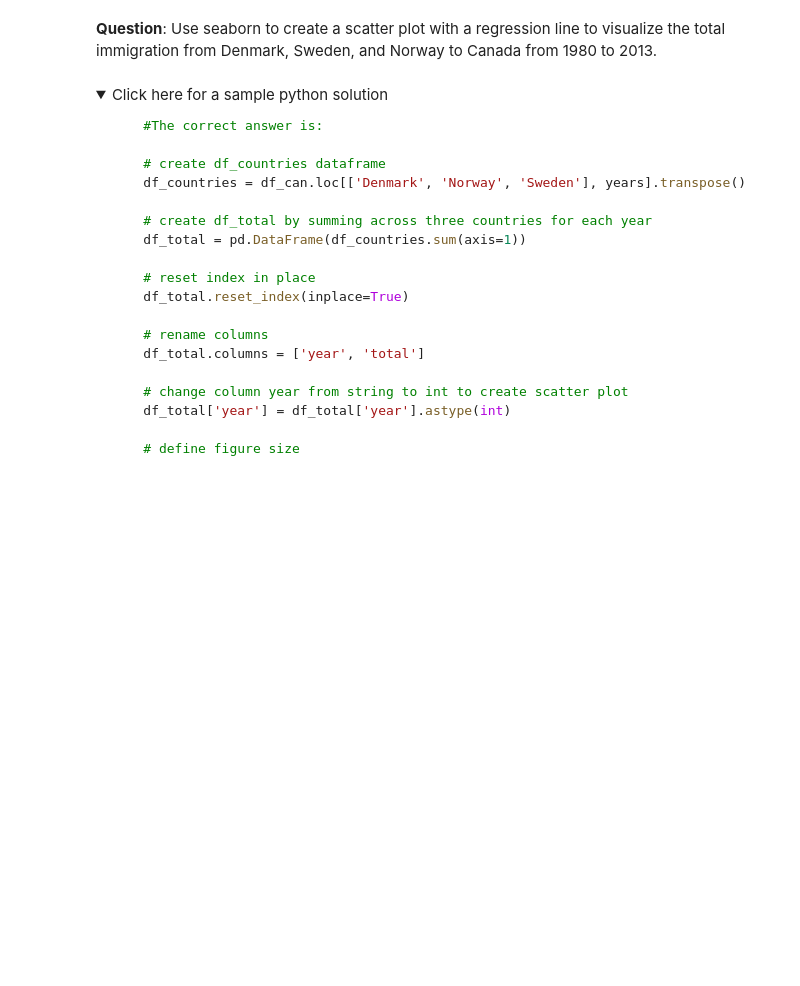
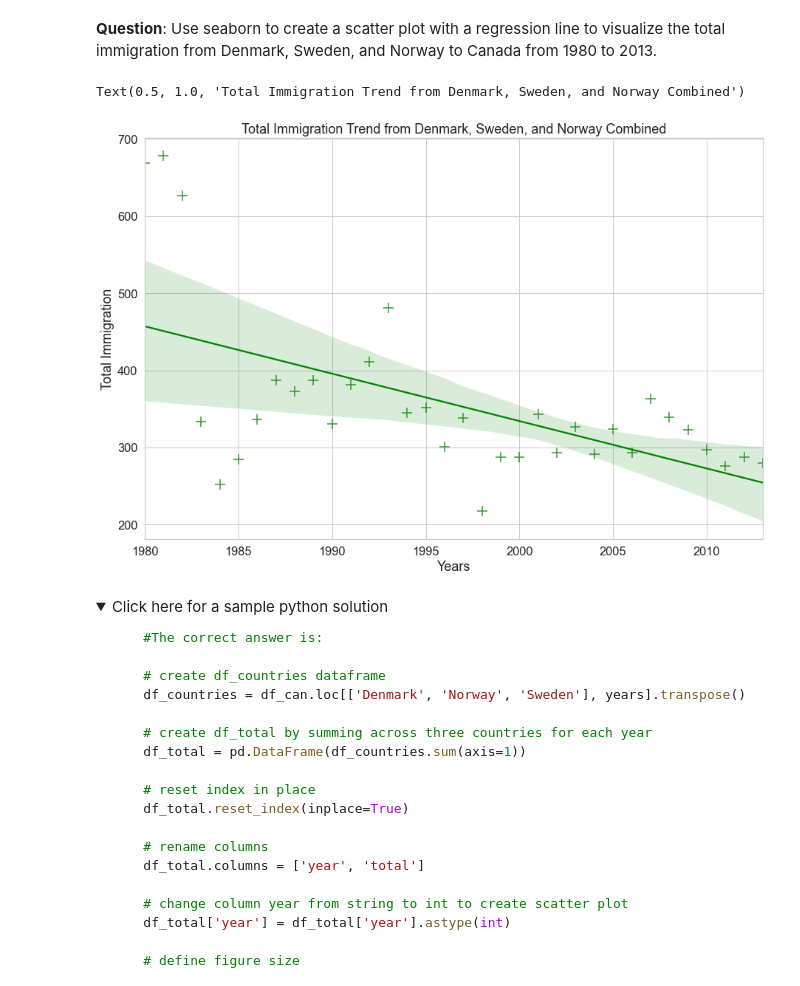
Before and after one commit to ethanhowang/DataLearning, a Jupyter notebook: Exercise-Waffle-Charts-Word-Clouds-and-Regression-Plots_5_26.ipynb, the cells around one changed output. Saved outputs shown, nothing was run; the diff lists cells and outputs as text; code cells hidden in the pictures; folded sections open; blank space fills up the shorter version.

```diff
--- a/Exercise-Waffle-Charts-Word-Clouds-and-Regression-Plots_5_26.ipynb
+++ b/Exercise-Waffle-Charts-Word-Clouds-and-Regression-Plots_5_26.ipynb
@@ -726,3 +773,29 @@ ax.set_title('Total Immigration to Canada from 1980 - 2013')
+# %%
+### type your answer here
+
+df_new = df_can.loc[['Denmark', 'Sweden', 'Norway'], years]
+
+df_new = df_new.sum(axis=0)
+
+df_new = df_new.reset_index()
+
+df_new.columns = ['year', 'total']
+
+df_new ['year'] = df_new['year'].astype(int)
+
+sns.set(font_scale=1.5)
+sns.set_style('whitegrid')
+
+plt.figure(figsize=(15,10))
+
+ax = sns.regplot(data=df_new, x='year', y='total', scatter_kws={'s' : 200}, marker='+', color='green')
+
+ax.set(xlabel='Years', ylabel='Total Immigration')
+
+ax.set_title('Total Immigration Trend from Denmark, Sweden, and Norway Combined')
+# %% [output]
+Text(0.5, 1.0, 'Total Immigration Trend from Denmark, Sweden, and Norway Combined')
+[figure, added]
 # %% [markdown]
 <details><summary>Click here for a sample python solution</summary>
 
```
Also changed, not shown: parts of 13 cells of this notebook.
